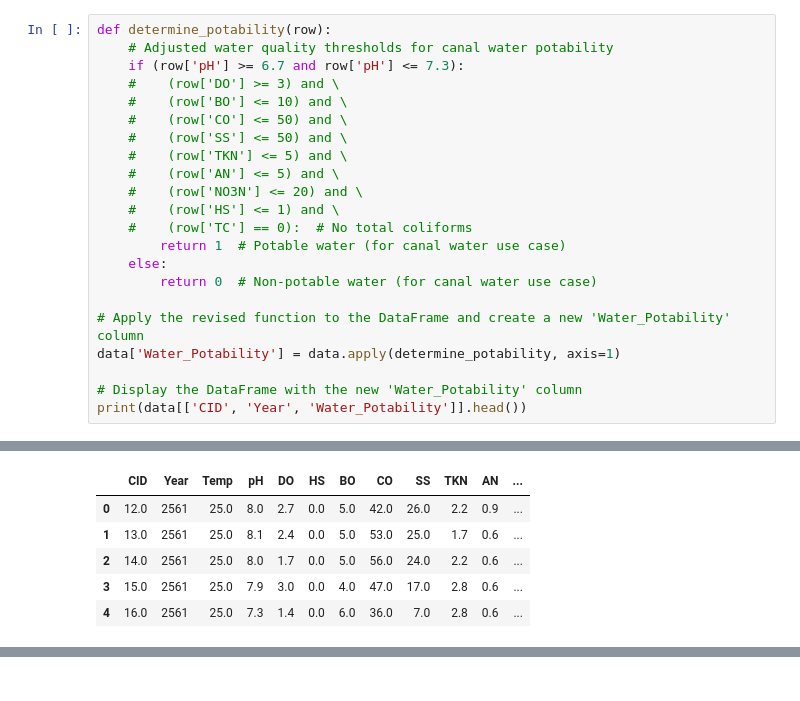
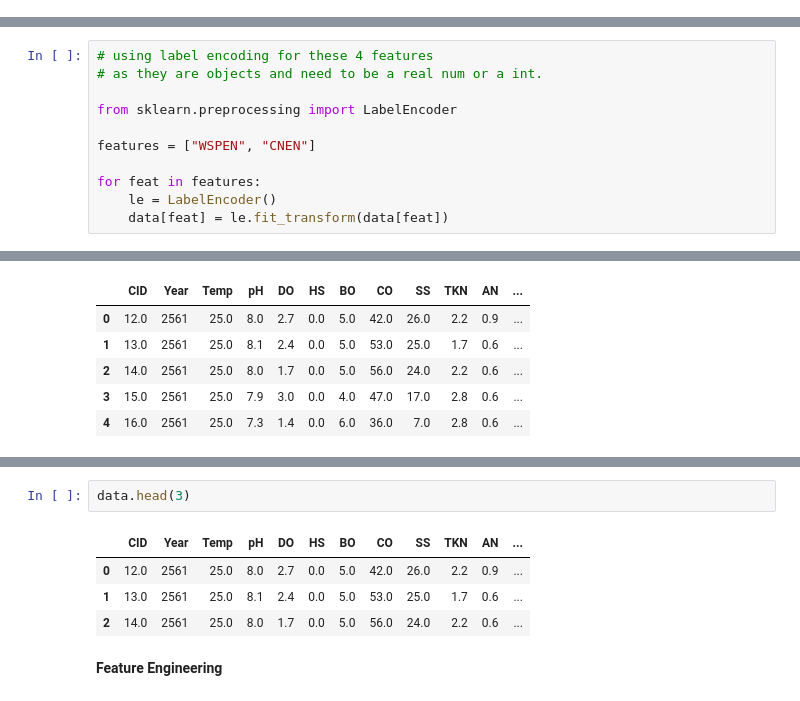
Before and after one commit to puskr99/ml-project-water-potability, a Jupyter notebook: code/water.ipynb, the cells around one changed output, grey strips where cells are left out. Saved outputs shown, nothing was run; the diff lists cells and outputs as text.

```diff
--- a/code/water.ipynb
+++ b/code/water.ipynb
@@ -124,25 +152,3 @@ TC       0
 WSPEN    0
 CNEN     0
 dtype: int64
-# %%
-def determine_potability(row):
-    # Adjusted water quality thresholds for canal water potability
-    if (row['pH'] >= 6.7 and row['pH'] <= 7.3):
-    #    (row['DO'] >= 3) and \
-    #    (row['BO'] <= 10) and \
-    #    (row['CO'] <= 50) and \
-    #    (row['SS'] <= 50) and \
-    #    (row['TKN'] <= 5) and \
-    #    (row['AN'] <= 5) and \
-    #    (row['NO3N'] <= 20) and \
-    #    (row['HS'] <= 1) and \
-    #    (row['TC'] == 0):  # No total coliforms
-        return 1  # Potable water (for canal water use case)
-    else:
-        return 0  # Non-potable water (for canal water use case)
-
-# Apply the revised function to the DataFrame and create a new 'Water_Potability' column
-data['Water_Potability'] = data.apply(determine_potability, axis=1)
-
-# Display the DataFrame with the new 'Water_Potability' column
-print(data[['CID', 'Year', 'Water_Potability']].head())
@@ -256,3 +178,14 @@ print(data[['CID', 'Year', 'WQI']].head())
+# %%
+# using label encoding for these 4 features
+# as they are objects and need to be a real num or a int.
+
+from sklearn.preprocessing import LabelEncoder
+
+features = ["WSPEN", "CNEN"]
+
+for feat in features:
+    le = LabelEncoder()
+    data[feat] = le.fit_transform(data[feat])
 # %%
 data.head()
 # %% [output]
@@ -264,0 +231,9 @@ data.head()
+# %%
+data.head(3)
+# %% [output]
+|  | CID | Year | Temp | pH | DO | HS | BO | CO | SS | TKN | AN | ... |
+| 0 | 12.0 | 2561 | 25.0 | 8.0 | 2.7 | 0.0 | 5.0 | 42.0 | 26.0 | 2.2 | 0.9 | ... |
+| 1 | 13.0 | 2561 | 25.0 | 8.1 | 2.4 | 0.0 | 5.0 | 53.0 | 25.0 | 1.7 | 0.6 | ... |
+| 2 | 14.0 | 2561 | 25.0 | 8.0 | 1.7 | 0.0 | 5.0 | 56.0 | 24.0 | 2.2 | 0.6 | ... |
+# %% [markdown]
+**Feature Engineering**
```
Also changed, not shown: parts of 37 cells of this notebook.
